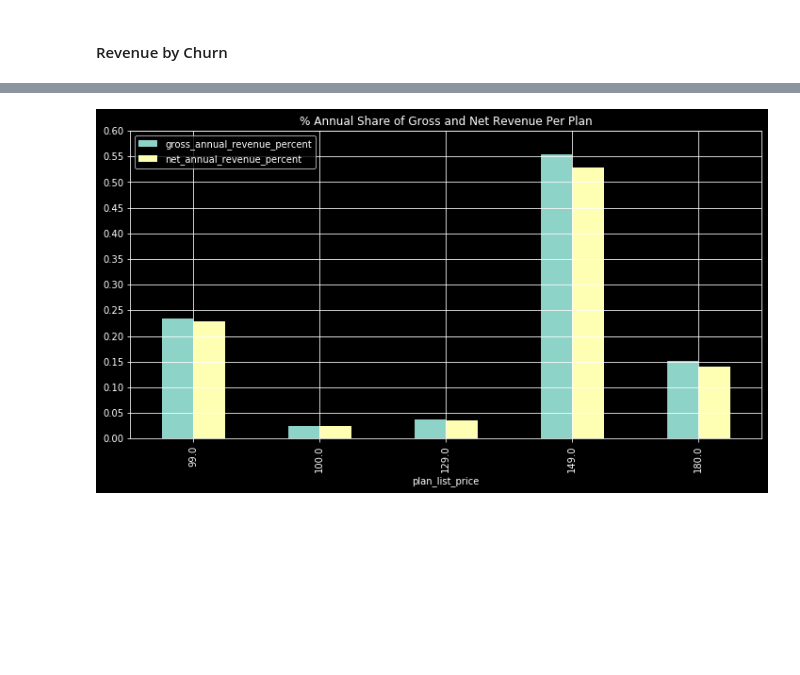
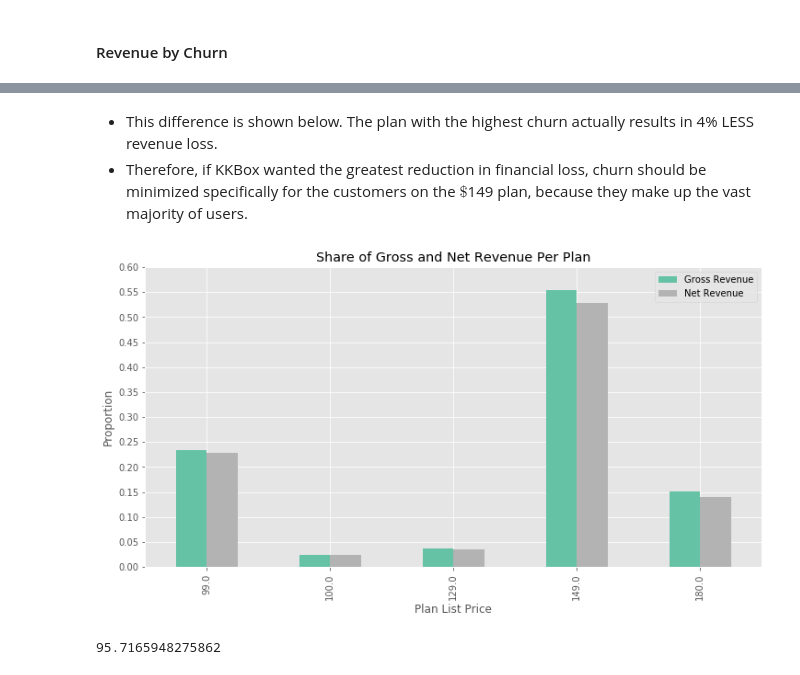
Before and after one commit to sitathomas/NYCDSA_Hackathon_Oct_2020, a Jupyter notebook: Sita/Revenue_EDA.ipynb, the cells around one changed output, grey strips where cells are left out. Saved outputs shown, nothing was run; the diff lists cells and outputs as text; code cells hidden in the pictures; blank space fills up the shorter version.

```diff
--- a/Sita/Revenue_EDA.ipynb
+++ b/Sita/Revenue_EDA.ipynb
@@ -235,7 +257,9 @@ plans.drop(['payment_plan_days_per_transaction_avg',
 # %% [markdown]
 ### Feature Engineering
 # %%
-# add number of users per plan
+# add share of users per plan
 plans['num_users'] = \
     subset.reset_index().groupby(['plan_list_price_per_transaction_avg']
                                 ).msno.count()
+
+plans['num_users_share'] = plans.num_users / plans.num_users.sum()
@@ -242,3 +276,8 @@ plans['num_users'] = \
+# %%
+# add share of total churn per plan
+plans['num_is_churn'] = plans.num_users * plans.is_churn_percent
+
+plans['is_churn_share'] = plans.num_is_churn / plans.num_is_churn.sum()
 # %% [markdown]
 #### Revenue by Churn
 # %%
@@ -275,5 +314,4 @@ dtype: float64
 # %%
-# percent gross annual revenue per plan
-plans['gross_annual_revenue_percent'] = \
-    annual_revenue_amount / annual_revenue_amount.sum()
-plans['gross_annual_revenue_percent']
+# percent gross revenue per plan
+plans['gross_revenue_percent'] = \
+    plans.gross_revenue_amount / plans.gross_revenue_amount.sum()
@@ -288,5 +318,4 @@ Name: gross_annual_revenue_percent, dtype: float64
 # %%
-# percent net annual revenue per plan: gross minus churn
-plans['net_annual_revenue_percent'] = \
-    plans.gross_annual_revenue_percent * (1 - plans.is_churn_percent)
-plans['net_annual_revenue_percent']
+# percent net revenue per plan: gross minus churn
+plans['net_revenue_percent'] = \
+    plans.gross_revenue_percent * (1 - plans.is_churn_percent)
@@ -308,7 +353,14 @@ plans.is_churn_percent.plot(kind='bar', title='Percent of Churn Per Plan',
+# %% [markdown]
+- This difference is shown below. The plan with the highest churn actually results in 4% LESS revenue loss.
+- Therefore, if KKBox wanted the greatest reduction in financial loss, churn should be minimized specifically for the customers on the $\$$149 plan, because they make up the vast majority of users.
 # %%
-plans[['gross_annual_revenue_percent', 'net_annual_revenue_percent'
-      ]].plot(title='% Annual Share of Gross and Net Revenue Per Plan',
-              kind='bar', figsize=(12, 6), grid=True,
-              yticks=np.arange(0, 0.625, 0.05));
+ax = plans[['gross_revenue_percent', 'net_revenue_percent'
+           ]].plot(title='Share of Gross and Net Revenue Per Plan',
+                   kind='bar', figsize=(12, 6), grid=True, colormap='Set2',
+                   yticks=np.arange(0, 0.625, 0.05))
+ax.set_xlabel('Plan List Price')
+ax.set_ylabel('Proportion')
+ax.legend(['Gross Revenue', 'Net Revenue'])
+plt.savefig('../images/revenue_share.png', bbox_inches = "tight");
 # %% [output]
-[figure, old version]
+[figure, new version]
@@ -314,0 +369,4 @@ plans[['gross_annual_revenue_percent', 'net_annual_revenue_percent'
+# %%
+len(subset) / len(merged_df.groupby('msno')) * 100
+# %% [output]
+95.7165948275862
```
Also changed, not shown: parts of 20 cells of this notebook.
